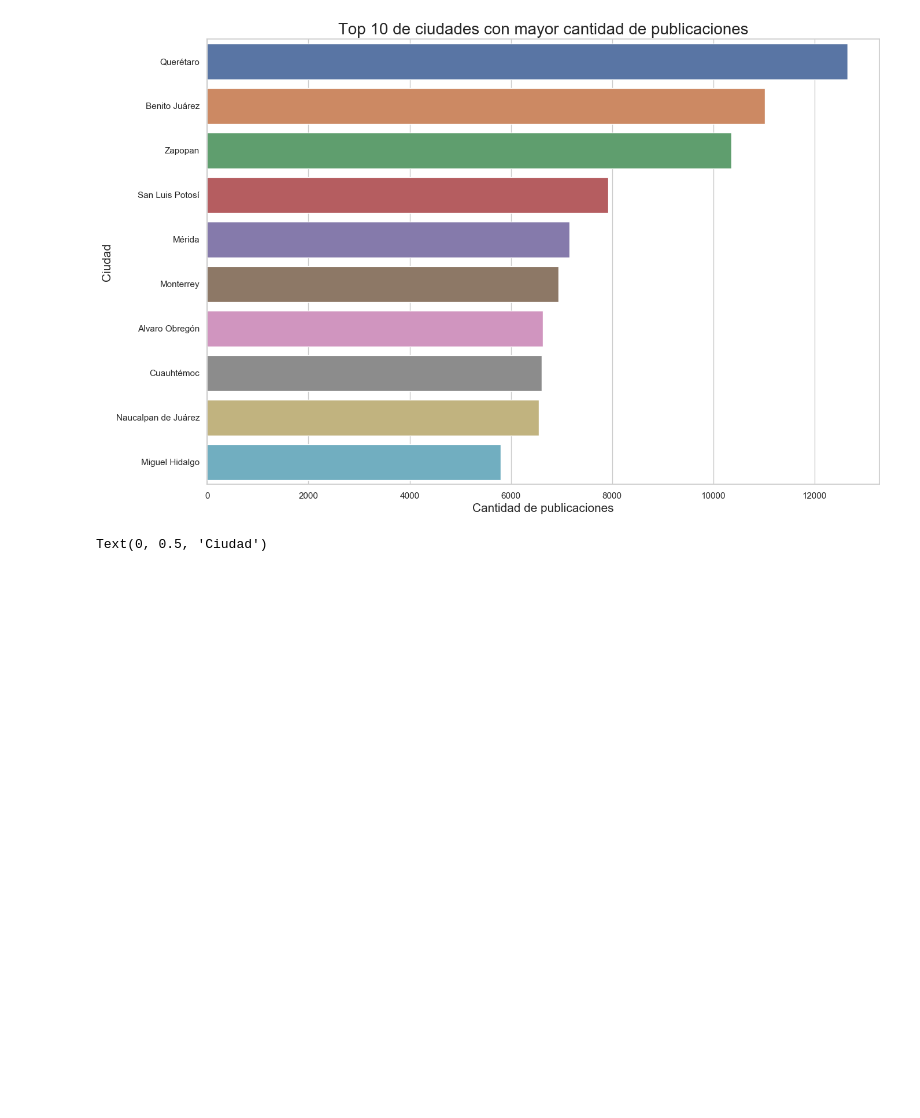
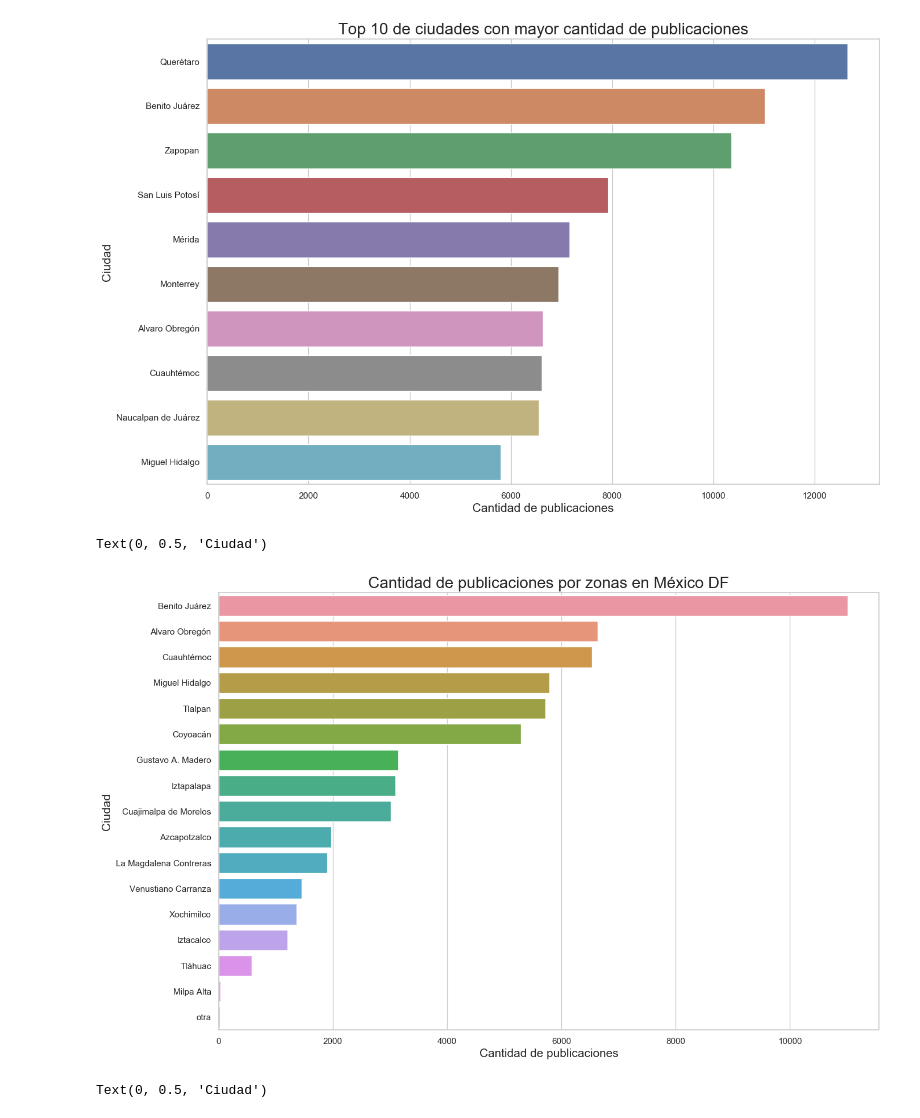
Before and after one commit to patopizzini/Organizacion_Datos_2C2019, a Jupyter notebook: TP1/TP1 JM.ipynb, the cells around one changed output. Saved outputs shown, nothing was run; the diff lists cells and outputs as text; code cells hidden in the pictures; blank space fills up the shorter version.

```diff
--- a/TP1/TP1 JM.ipynb
+++ b/TP1/TP1 JM.ipynb
@@ -158,5 +168,18 @@ g.set_ylabel(u"Ciudad", fontsize=15)
 # %% [output]
 Text(0, 0.5, 'Ciudad')
 [figure]
+# %%
+#Para las 5 ciudades con mayor cantidad de publicaciones, analiazamos el TOP 10 de ciudades con mayor cantidad de publicaciones
+#Esto representa el aproximadamente el 70% del total de publicaciones (164.368/240.000) = 0,68.
+#Graficamos para ciudad de mexico el total de las zonas
+ciudades_df_grafico_data = tp1_data.loc[tp1_data['provincia'] == 'Distrito Federal']
+ciudades_df_grafico_data = ciudades_df_grafico_data['ciudad'].value_counts()
+g = sns.barplot(x=ciudades_df_grafico_data.values, y=ciudades_df_grafico_data.index, orient='h')
+g.set_title(u"Cantidad de publicaciones por zonas en México DF", fontsize=20)
+g.set_xlabel(u"Cantidad de publicaciones", fontsize=15)
+g.set_ylabel(u"Ciudad", fontsize=15)
+# %% [output]
+Text(0, 0.5, 'Ciudad')
+[figure, added]
 # %%
 #Para las 5 ciudades con mayor cantidad de publicaciones, analiazamos el TOP 10 de ciudades con mayor cantidad de publicaciones
```
Also changed, not shown: parts of 12 cells of this notebook.
